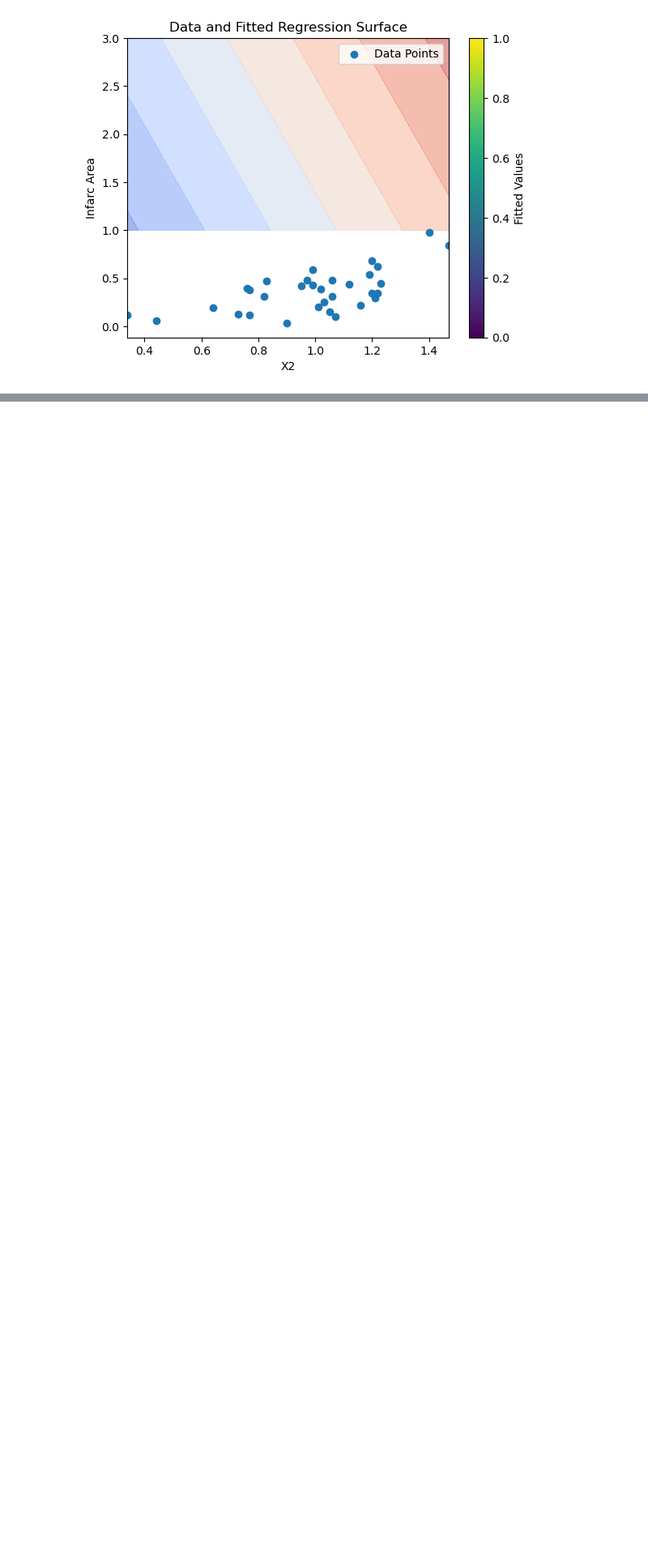
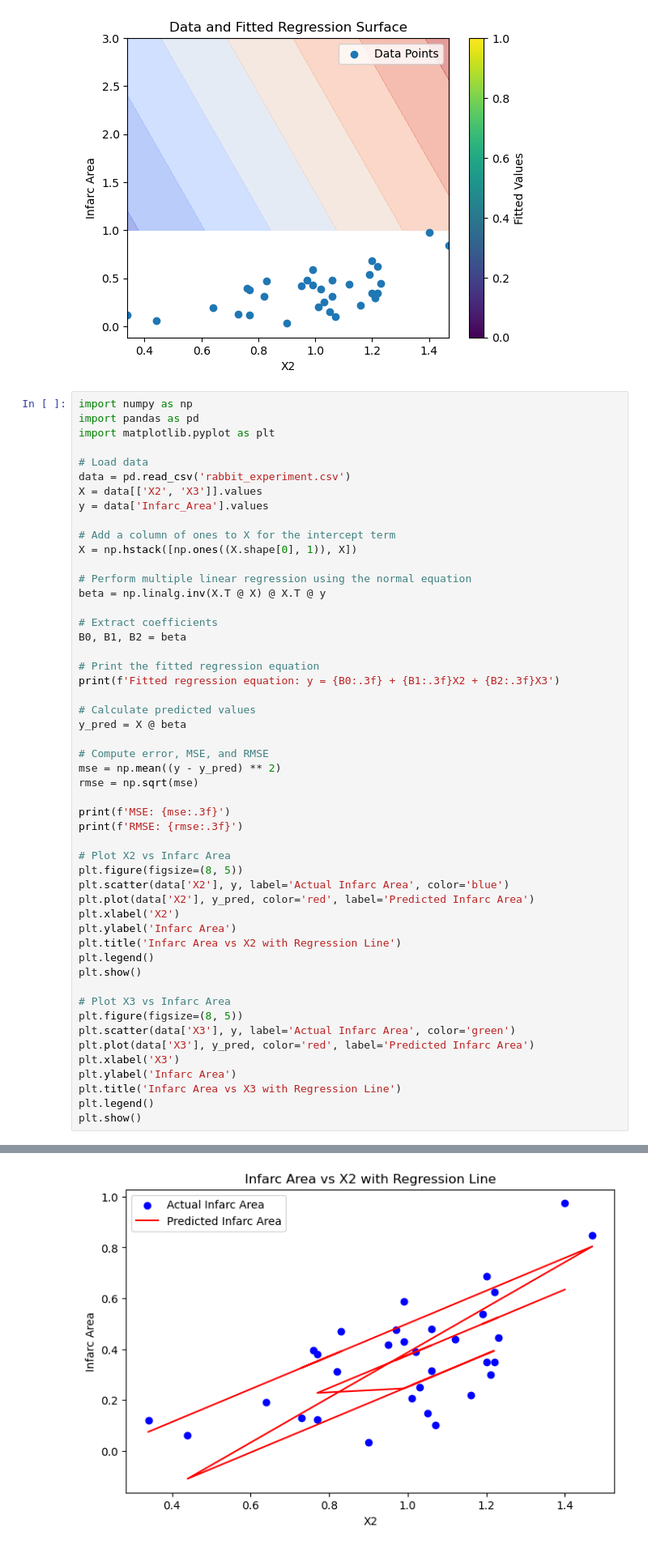
Before and after one commit to AK-26David/MIT-Manipal_CSE-AI-ML, a Jupyter notebook: Year3/Machine_Learning-Lab/lab4.ipynb, the cells around one changed output, grey strips where cells are left out. Shown at 81% size. Saved outputs shown, nothing was run; the diff lists cells and outputs as text; blank space fills up the shorter version.

```diff
--- a/Year3/Machine_Learning-Lab/lab4.ipynb
+++ b/Year3/Machine_Learning-Lab/lab4.ipynb
@@ -224,3 +224,55 @@ MSE: 0.017673550273398987
 RMSE: 0.1329419056332464
 [figure]
 [figure]
+# %%
+import numpy as np
+import pandas as pd
+import matplotlib.pyplot as plt
+
+# Load data
+data = pd.read_csv('rabbit_experiment.csv')
+X = data[['X2', 'X3']].values
+y = data['Infarc_Area'].values
+
+# Add a column of ones to X for the intercept term
+X = np.hstack([np.ones((X.shape[0], 1)), X])
+
+# Perform multiple linear regression using the normal equation
+beta = np.linalg.inv(X.T @ X) @ X.T @ y
+
+# Extract coefficients
+B0, B1, B2 = beta
+
+# Print the fitted regression equation
+print(f'Fitted regression equation: y = {B0:.3f} + {B1:.3f}X2 + {B2:.3f}X3')
+
+# Calculate predicted values
+y_pred = X @ beta
+
+# Compute error, MSE, and RMSE
+mse = np.mean((y - y_pred) ** 2)
+rmse = np.sqrt(mse)
+
+print(f'MSE: {mse:.3f}')
+print(f'RMSE: {rmse:.3f}')
+
+# Plot X2 vs Infarc Area
+plt.figure(figsize=(8, 5))
+plt.scatter(data['X2'], y, label='Actual Infarc Area', color='blue')
+plt.plot(data['X2'], y_pred, color='red', label='Predicted Infarc Area')
+plt.xlabel('X2')
+plt.ylabel('Infarc Area')
+plt.title('Infarc Area vs X2 with Regression Line')
+plt.legend()
+plt.show()
+
+# Plot X3 vs Infarc Area
+plt.figure(figsize=(8, 5))
+plt.scatter(data['X3'], y, label='Actual Infarc Area', color='green')
+plt.plot(data['X3'], y_pred, color='red', label='Predicted Infarc Area')
+plt.xlabel('X3')
+plt.ylabel('Infarc Area')
+plt.title('Infarc Area vs X3 with Regression Line')
+plt.legend()
+plt.show()
+# %% [output]
@@ -226,0 +282 @@ RMSE: 0.1329419056332464
+[figure, added]
```
Also changed, not shown: parts of 1 cell of this notebook, 2 other files.
